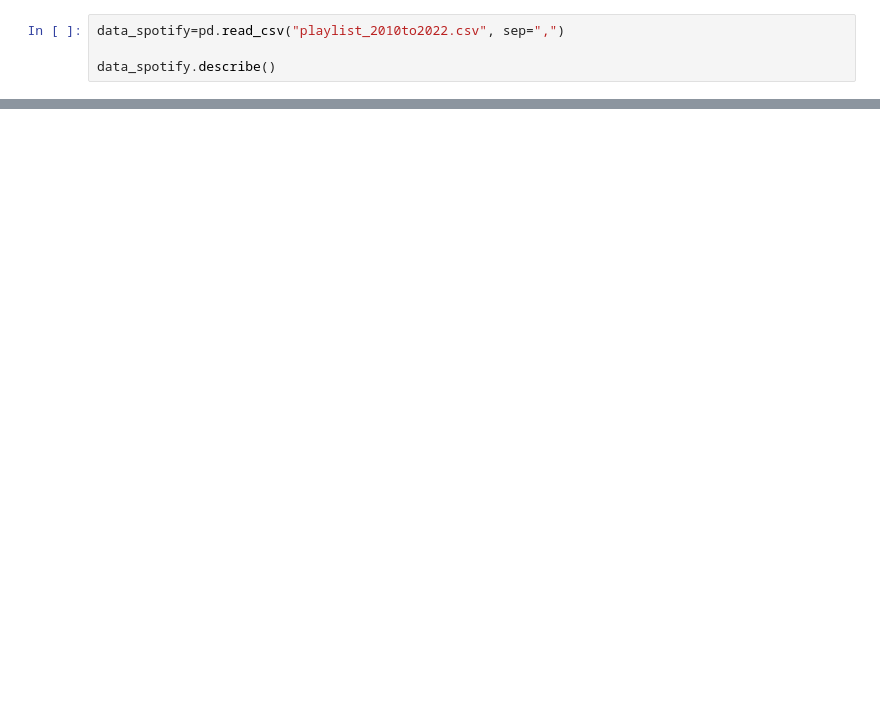
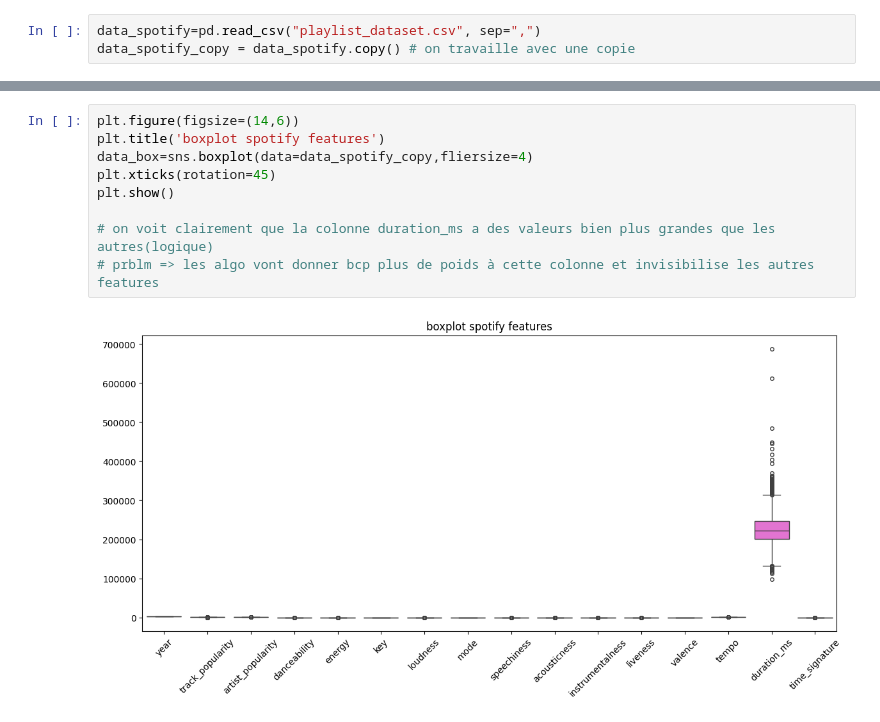
Before and after one commit to fxcollot/SpotifyUnsupervised, a Jupyter notebook: spotify_Louise.ipynb, the cells around one changed output, grey strips where cells are left out. Saved outputs shown, nothing was run; the diff lists cells and outputs as text; blank space fills up the shorter version.

```diff
--- a/spotify_Louise.ipynb
+++ b/spotify_Louise.ipynb
@@ -23,4 +15,3 @@ from scipy.spatial.distance import pdist
 # %%
-data_spotify=pd.read_csv("playlist_2010to2022.csv", sep=",")
-
-data_spotify.describe()
+data_spotify=pd.read_csv("playlist_dataset.csv", sep=",")
+data_spotify_copy = data_spotify.copy() # on travaille avec une copie
@@ -42,0 +86,11 @@ plt.show()
+# %%
+plt.figure(figsize=(14,6))
+plt.title('boxplot spotify features')
+data_box=sns.boxplot(data=data_spotify_copy,fliersize=4)
+plt.xticks(rotation=45)
+plt.show()
+
+# on voit clairement que la colonne duration_ms a des valeurs bien plus grandes que les autres(logique)
+# prblm => les algo vont donner bcp plus de poids à cette colonne et invisibilise les autres features
+# %% [output]
+[figure, new version]
```
Also changed, not shown: parts of 14 cells of this notebook.
